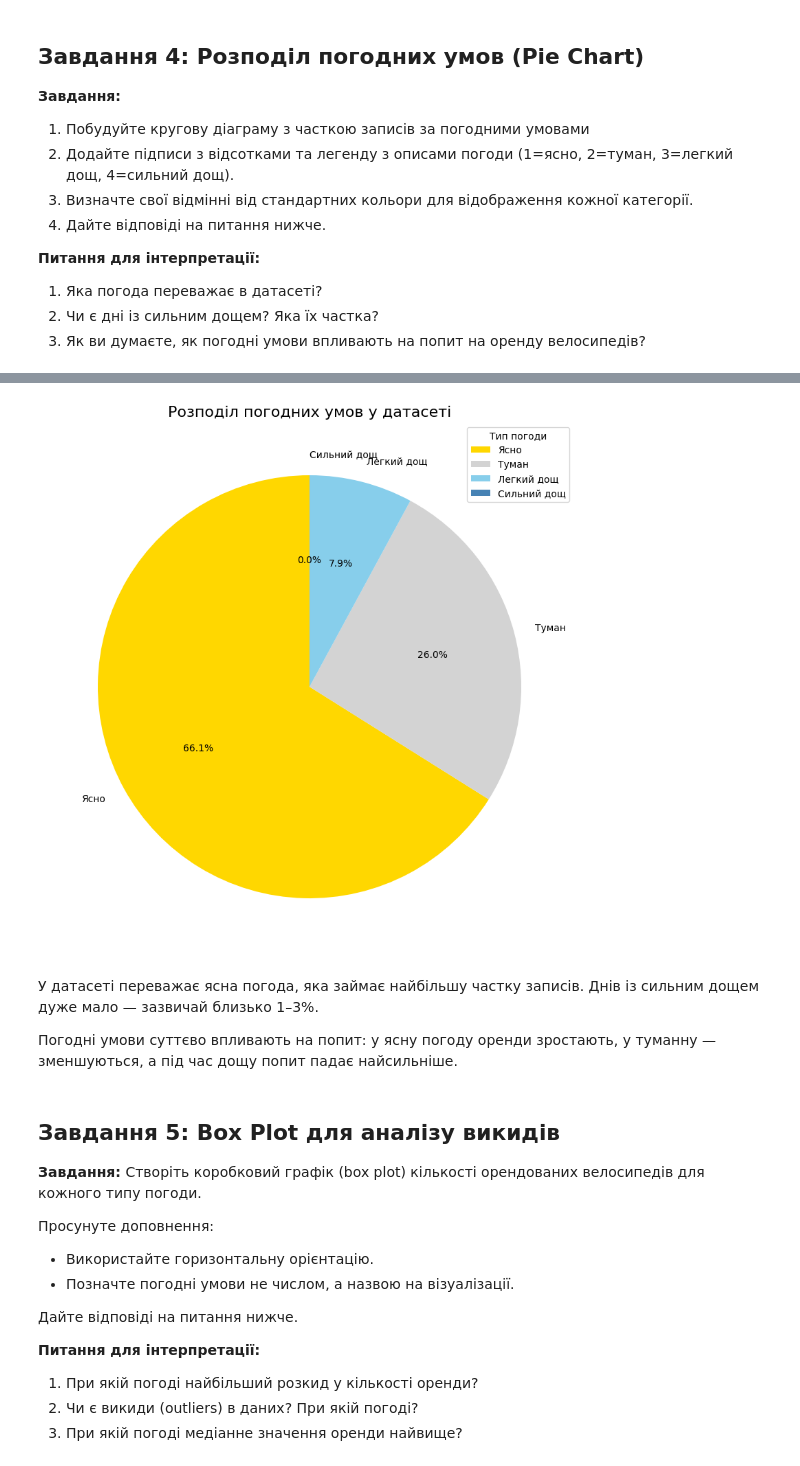
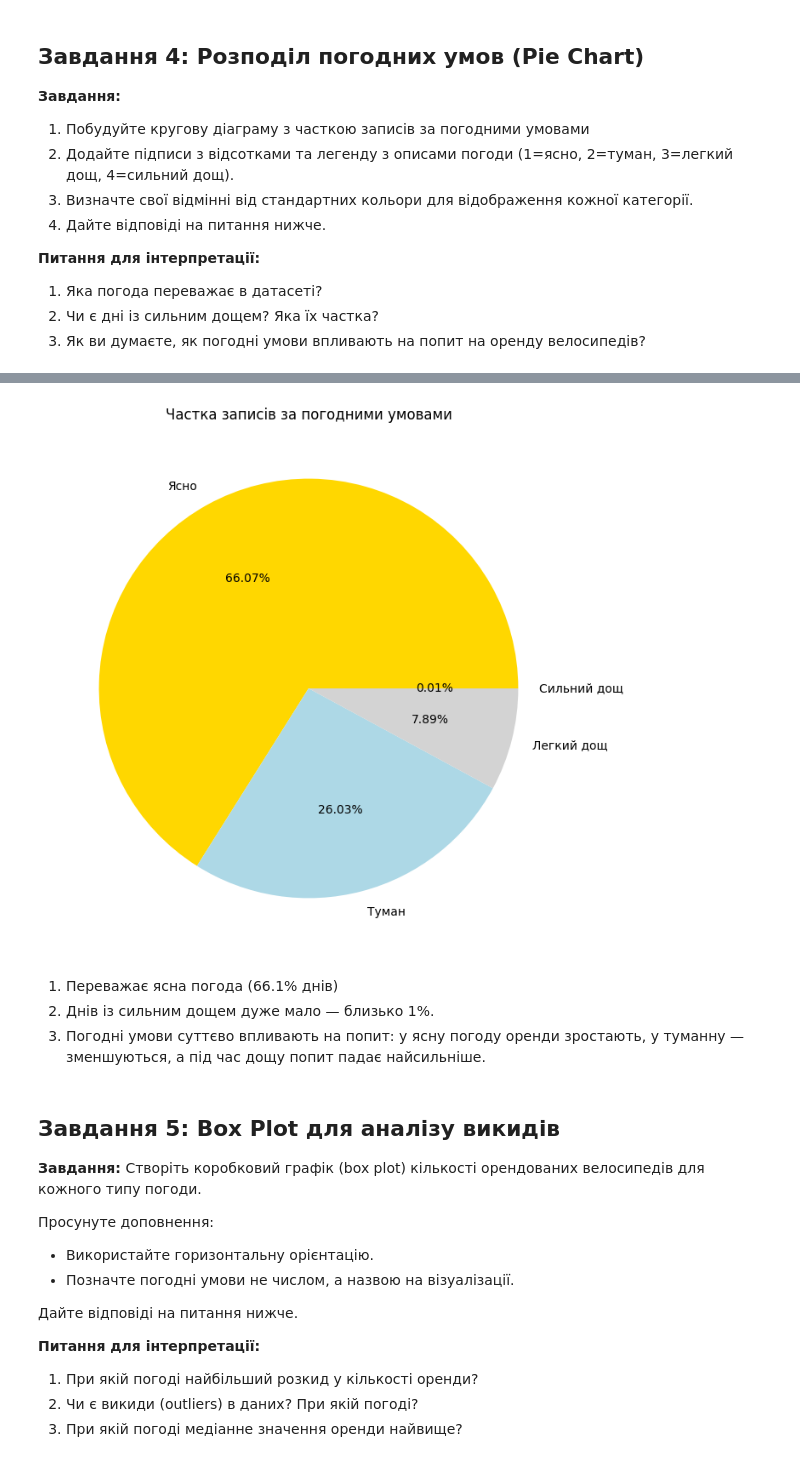
Before and after one commit to jane-rusakova/python_for_hw_tasks, a Jupyter notebook: HW_11_1_Візуалізація_даних_з_Pandas_ipynb.ipynb, the cells around one changed output, grey strips where cells are left out. Drawn from its saved outputs; the diff is of its cells as text; code cells hidden in the pictures.

```diff
--- a/HW_11_1_Візуалізація_даних_з_Pandas_ipynb.ipynb
+++ b/HW_11_1_Візуалізація_даних_з_Pandas_ipynb.ipynb
@@ -242,46 +243,28 @@ plt.show()
 Очікуваний результат:
 
 ![image.png](embedded-picture-1)
-# %%
-import matplotlib.pyplot as plt
-
-# Мапа для опису погодних умов
-weather_map = {
-    1: "Ясно",
-    2: "Туман",
-    3: "Легкий дощ",
-    4: "Сильний дощ"
-}
-
-df["weather_name"] = df["weather"].map(weather_map)
-
-# Підрахунок кількості записів
-weather_counts = df["weather_name"].value_counts()
-
-# Кастомні кольори
-colors = ["gold", "lightgray", "skyblue", "steelblue"]
-
-# Побудова Pie Chart
-plt.figure(figsize=(10, 10))
-
-plt.pie(
-    weather_counts,
-    labels=weather_counts.index,
-    autopct="%1.1f%%",
-    colors=colors,
-    startangle=90,
-    textprops={'fontsize': 10}
-)
-
-plt.title("Розподіл погодних умов у датасеті", fontsize=16)
-plt.legend(title="Тип погоди")
-plt.show()
-# %% [output]
-[figure, removed]
+# %%
+weather_counts = df['weather'].value_counts().sort_index()
+
+weather_labels = ['Ясно', 'Туман', 'Легкий дощ', 'Сильний дощ']
+
+# Побудова кругової діаграми
+weather_counts.plot.pie(
+    figsize=(8, 8),
+    labels=weather_labels,
+    autopct='%1.2f%%',
+    title='Частка записів за погодними умовами',
+    colors=['gold', 'lightblue', 'lightgray', 'darkgray']
+)
+
+plt.ylabel('')
+plt.show()
+# %% [output]
+[figure, added]
 # %% [markdown]
-У датасеті переважає ясна погода, яка займає найбільшу частку записів. Днів із сильним дощем дуже мало — зазвичай близько 1–3%.
-
-Погодні умови суттєво впливають на попит: у ясну погоду оренди зростають, у туманну — зменшуються, а під час дощу попит падає найсильніше.
+1. Переважає ясна погода (66.1% днів)
+2. Днів із сильним дощем дуже мало — близько 1%.
+3. Погодні умови суттєво впливають на попит: у ясну погоду оренди зростають, у туманну — зменшуються, а під час дощу попит падає найсильніше.
 # %% [markdown]
 ## Завдання 5: Box Plot для аналізу викидів
 
```
Also changed, not shown: parts of 4 cells of this notebook.
